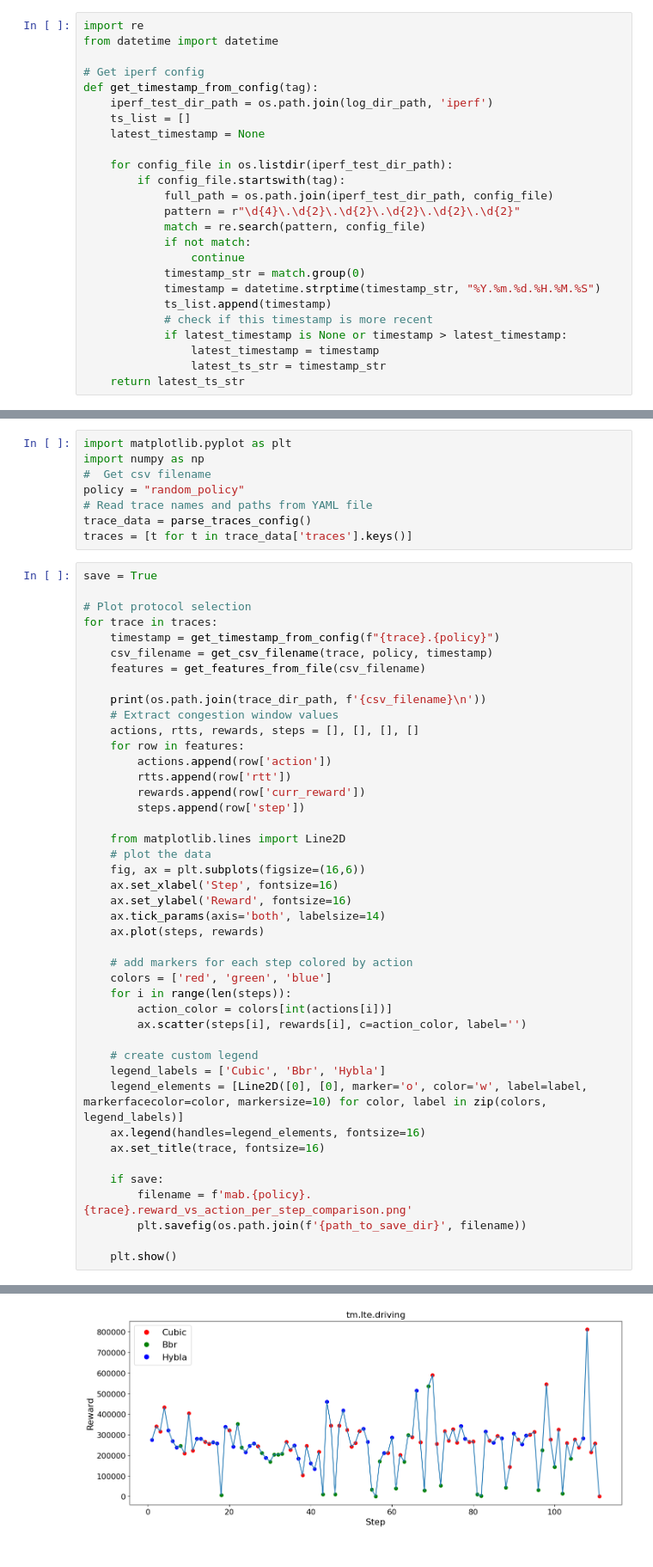
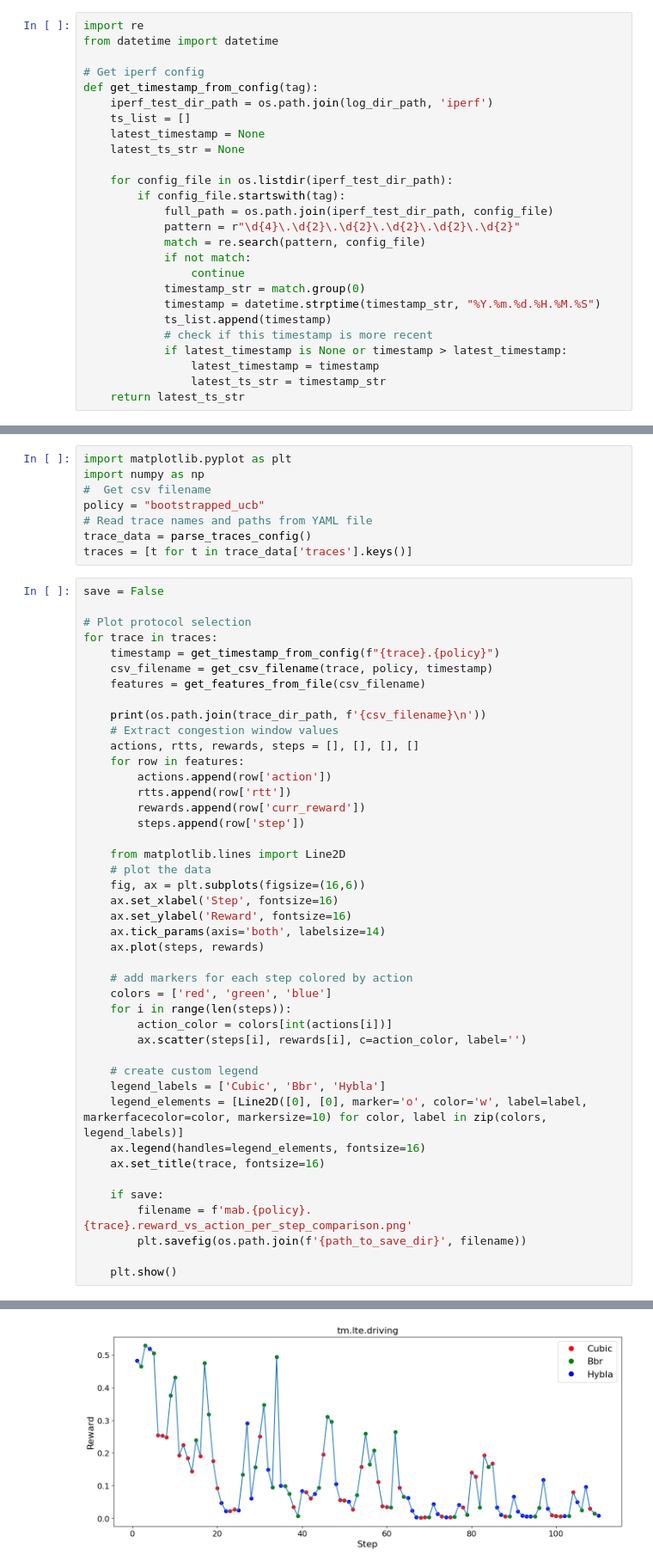
Before and after one commit to lorepap/mutant, a Jupyter notebook: analysis/notebook/protocol_metrics_per_step.ipynb, the cells around one changed output, grey strips where cells are left out. Shown: that part at 86% size. Saved outputs shown, nothing was run; the diff lists cells and outputs as text.

```diff
--- a/analysis/notebook/protocol_metrics_per_step.ipynb
+++ b/analysis/notebook/protocol_metrics_per_step.ipynb
@@ -23,6 +25,7 @@ def get_timestamp_from_config(tag):
     iperf_test_dir_path = os.path.join(log_dir_path, 'iperf')
     ts_list = []
     latest_timestamp = None
+    latest_ts_str = None
 
     for config_file in os.listdir(iperf_test_dir_path):
         if config_file.startswith(tag):
@@ -66,12 +69,12 @@ def get_csv_filename(trace, policy, timestamp):
 import matplotlib.pyplot as plt
 import numpy as np
 #  Get csv filename
-policy = "random_policy"
+policy = "bootstrapped_ucb"
 # Read trace names and paths from YAML file
 trace_data = parse_traces_config()
 traces = [t for t in trace_data['traces'].keys()]
 # %%
-save = True
+save = False
 
 # Plot protocol selection
 for trace in traces:
@@ -122 +125 @@ for trace in traces:
-[figure, old version]
+[figure, new version]
```
Also changed, not shown: parts of 2 cells of this notebook, 25 other files.
